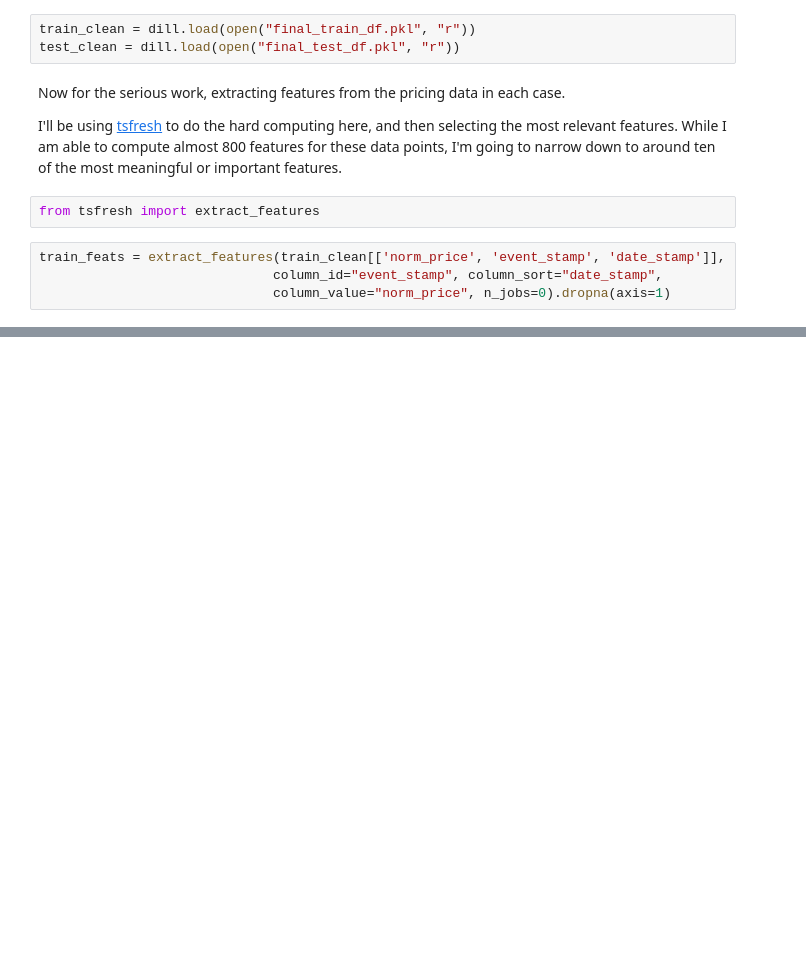
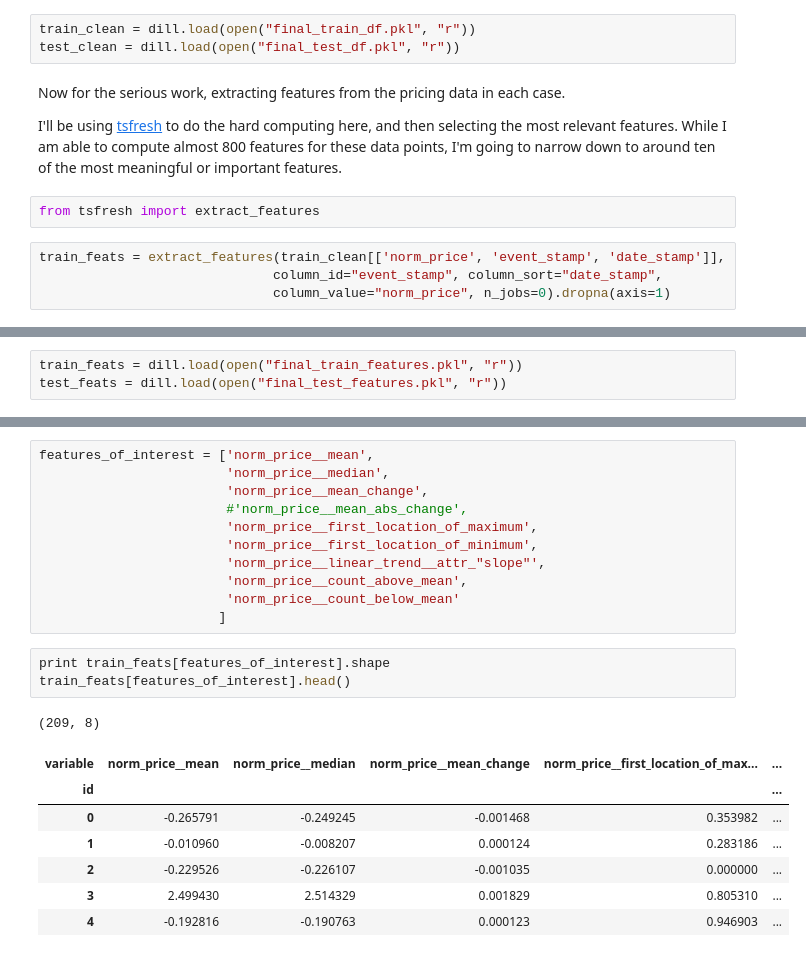
Before and after one commit to BenDavidAaron/FDA-Decision-Stock-Predictor, a Jupyter notebook: Final Report.ipynb, the cells around one changed output, grey strips where cells are left out. Saved outputs shown, nothing was run; the diff lists cells and outputs as text; blank space fills up the shorter version.

```diff
--- a/Final Report.ipynb
+++ b/Final Report.ipynb
@@ -331,0 +370,3 @@ train_feats
+# %%
+train_feats = dill.load(open("final_train_features.pkl", "r"))
+test_feats = dill.load(open("final_test_features.pkl", "r"))
@@ -331,0 +395,23 @@ train_feats
+# %%
+features_of_interest = ['norm_price__mean',
+                        'norm_price__median',
+                        'norm_price__mean_change',
+                        #'norm_price__mean_abs_change',
+                        'norm_price__first_location_of_maximum',
+                        'norm_price__first_location_of_minimum',
+                        'norm_price__linear_trend__attr_"slope"',
+                        'norm_price__count_above_mean',
+                        'norm_price__count_below_mean'
+                       ]
+# %%
+print train_feats[features_of_interest].shape
+train_feats[features_of_interest].head()
+# %% [output]
+(209, 8)
+| variable | norm_price__mean | norm_price__median | norm_price__mean_change | norm_price__first_location_of_max... | ... |
+| id |  |  |  |  | ... |
+| 0 | -0.265791 | -0.249245 | -0.001468 | 0.353982 | ... |
+| 1 | -0.010960 | -0.008207 | 0.000124 | 0.283186 | ... |
+| 2 | -0.229526 | -0.226107 | -0.001035 | 0.000000 | ... |
+| 3 | 2.499430 | 2.514329 | 0.001829 | 0.805310 | ... |
+| 4 | -0.192816 | -0.190763 | 0.000123 | 0.946903 | ... |
```
Also changed, not shown: parts of 35 cells of this notebook, 5 other files.
